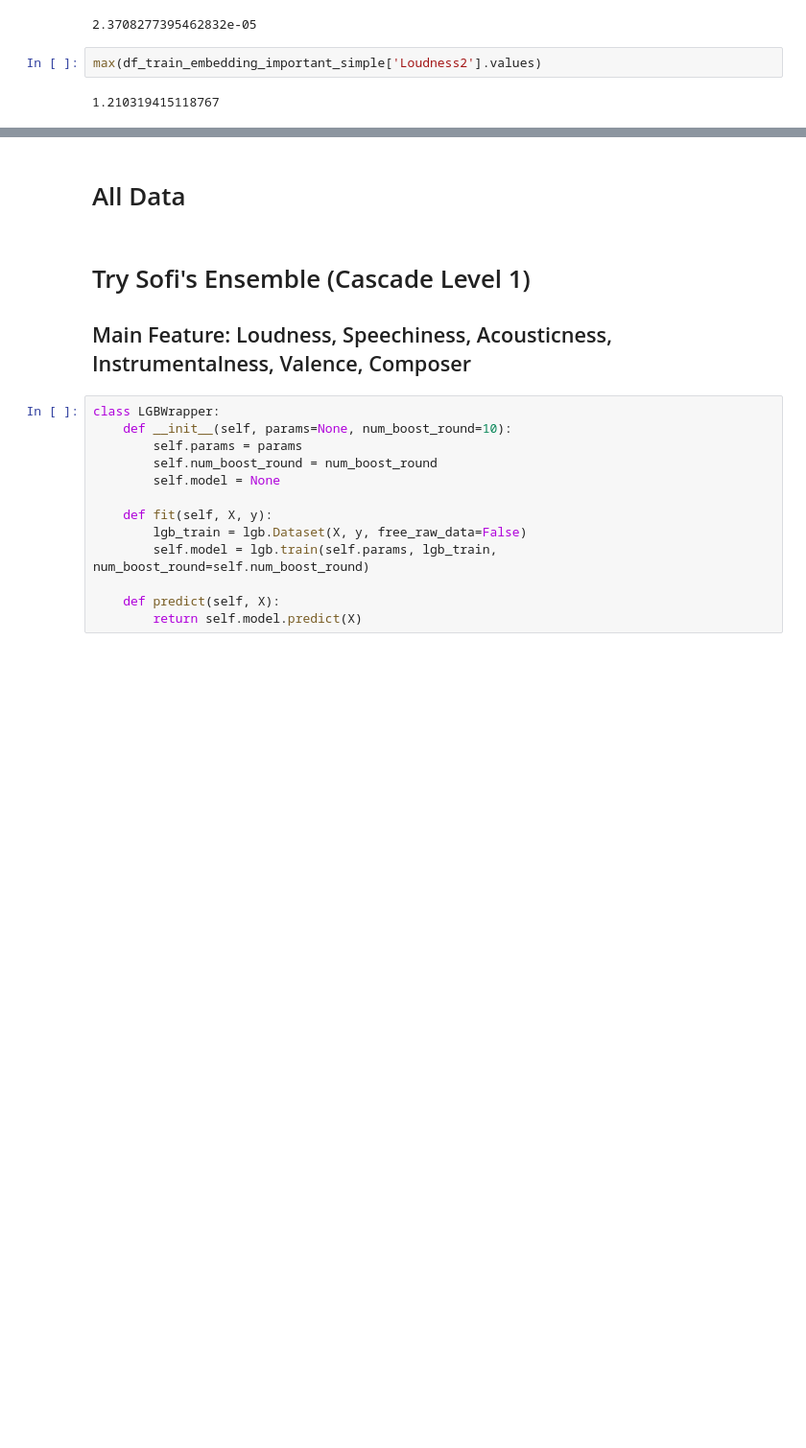
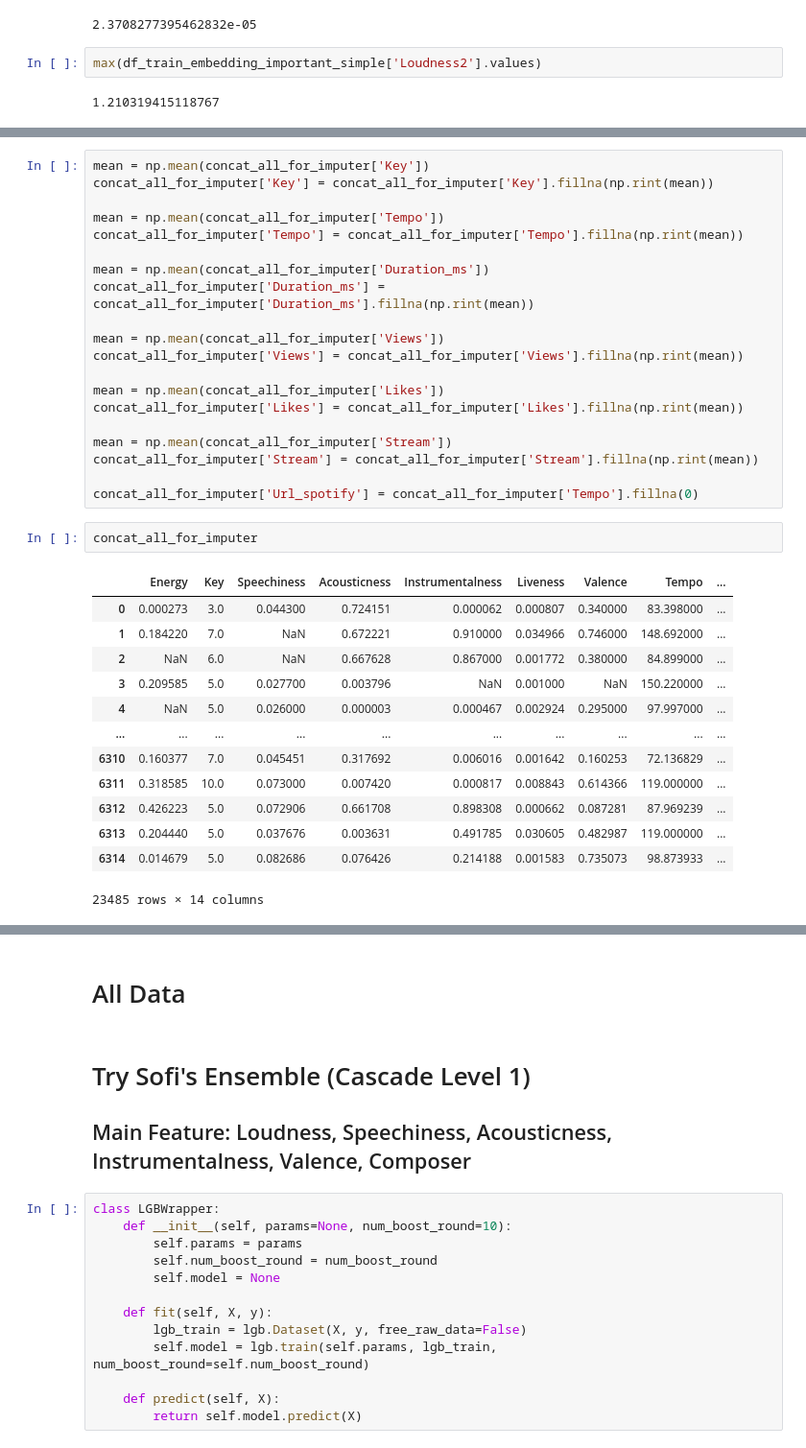
Before and after one commit to sormazabal/Konfusion, a Jupyter notebook: Adin-CascadeLearning-30Mei_NOON.ipynb, the cells around one changed output, grey strips where cells are left out. Shown at 96% size. Cells and saved outputs as stored; diff of their text form; blank space fills up the shorter version.

```diff
--- a/Adin-CascadeLearning-30Mei_NOON.ipynb
+++ b/Adin-CascadeLearning-30Mei_NOON.ipynb
@@ -419,0 +451,36 @@ Mean Squared Error: 0.01762636660033472
+# %%
+mean = np.mean(concat_all_for_imputer['Key'])
+concat_all_for_imputer['Key'] = concat_all_for_imputer['Key'].fillna(np.rint(mean))
+
+mean = np.mean(concat_all_for_imputer['Tempo'])
+concat_all_for_imputer['Tempo'] = concat_all_for_imputer['Tempo'].fillna(np.rint(mean))
+
+mean = np.mean(concat_all_for_imputer['Duration_ms'])
+concat_all_for_imputer['Duration_ms'] = concat_all_for_imputer['Duration_ms'].fillna(np.rint(mean))
+
+mean = np.mean(concat_all_for_imputer['Views'])
+concat_all_for_imputer['Views'] = concat_all_for_imputer['Views'].fillna(np.rint(mean))
+
+mean = np.mean(concat_all_for_imputer['Likes'])
+concat_all_for_imputer['Likes'] = concat_all_for_imputer['Likes'].fillna(np.rint(mean))
+
+mean = np.mean(concat_all_for_imputer['Stream'])
+concat_all_for_imputer['Stream'] = concat_all_for_imputer['Stream'].fillna(np.rint(mean))
+
+concat_all_for_imputer['Url_spotify'] = concat_all_for_imputer['Tempo'].fillna(0)
+# %%
+concat_all_for_imputer
+# %% [output]
+|  | Energy | Key | Speechiness | Acousticness | Instrumentalness | Liveness | Valence | Tempo | ... |
+| 0 | 0.000273 | 3.0 | 0.044300 | 0.724151 | 0.000062 | 0.000807 | 0.340000 | 83.398000 | ... |
+| 1 | 0.184220 | 7.0 | NaN | 0.672221 | 0.910000 | 0.034966 | 0.746000 | 148.692000 | ... |
+| 2 | NaN | 6.0 | NaN | 0.667628 | 0.867000 | 0.001772 | 0.380000 | 84.899000 | ... |
+| 3 | 0.209585 | 5.0 | 0.027700 | 0.003796 | NaN | 0.001000 | NaN | 150.220000 | ... |
+| 4 | NaN | 5.0 | 0.026000 | 0.000003 | 0.000467 | 0.002924 | 0.295000 | 97.997000 | ... |
+| ... | ... | ... | ... | ... | ... | ... | ... | ... | ... |
+| 6310 | 0.160377 | 7.0 | 0.045451 | 0.317692 | 0.006016 | 0.001642 | 0.160253 | 72.136829 | ... |
+| 6311 | 0.318585 | 10.0 | 0.073000 | 0.007420 | 0.000817 | 0.008843 | 0.614366 | 119.000000 | ... |
+| 6312 | 0.426223 | 5.0 | 0.072906 | 0.661708 | 0.898308 | 0.000662 | 0.087281 | 87.969239 | ... |
+| 6313 | 0.204440 | 5.0 | 0.037676 | 0.003631 | 0.491785 | 0.030605 | 0.482987 | 119.000000 | ... |
+| 6314 | 0.014679 | 5.0 | 0.082686 | 0.076426 | 0.214188 | 0.001583 | 0.735073 | 98.873933 | ... |
+23485 rows × 14 columns
```
Also changed, not shown: parts of 70 cells of this notebook, 8 other files.
